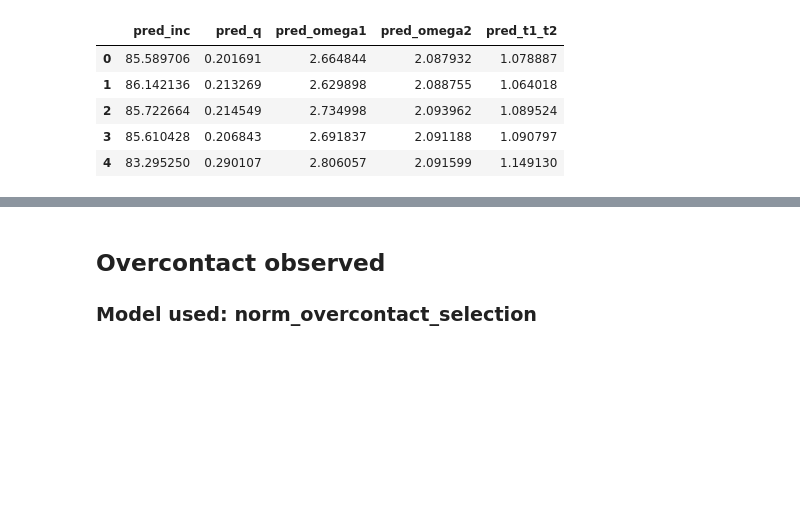
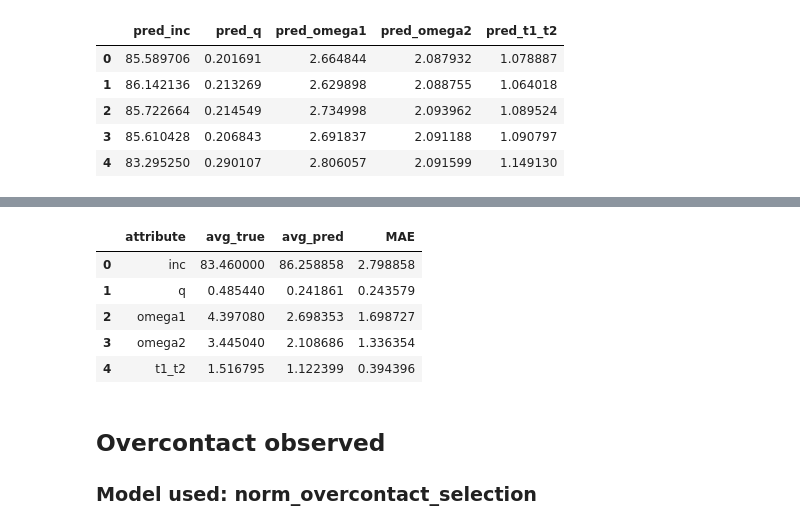
Before and after one commit to AdriNemcikova/DP, a Jupyter notebook: NORM_observed_pred.ipynb, the cells around one changed output, grey strips where cells are left out. Cells and saved outputs as stored; diff of their text form; code cells hidden in the pictures; blank space fills up the shorter version.

```diff
--- a/NORM_observed_pred.ipynb
+++ b/NORM_observed_pred.ipynb
@@ -180,9 +207,16 @@ true_mean
 # %%
-eval_pred = pd.DataFrame({'attribute': true_mean.index,
-            'avg_true': true_mean.values,
-            'avg_pred': pred_mean.values,
-            'MAE': abs(true_mean.values - pred_mean.values)})
+eval_pred = pd.DataFrame({'attribute': true_mean_det.index,
+            'avg_true': true_mean_det.values,
+            'avg_pred': pred_mean_det.values,
+            'MAE': abs(true_mean_det.values - pred_mean_det.values)})
 eval_pred
+# %% [output]
+|  | attribute | avg_true | avg_pred | MAE |
+| 0 | inc | 83.460000 | 86.258858 | 2.798858 |
+| 1 | q | 0.485440 | 0.241861 | 0.243579 |
+| 2 | omega1 | 4.397080 | 2.698353 | 1.698727 |
+| 3 | omega2 | 3.445040 | 2.108686 | 1.336354 |
+| 4 | t1_t2 | 1.516795 | 1.122399 | 0.394396 |
 # %% [markdown]
 ## Overcontact observed
 ### Model used: norm_overcontact_selection
```
Also changed, not shown: parts of 20 cells of this notebook.
